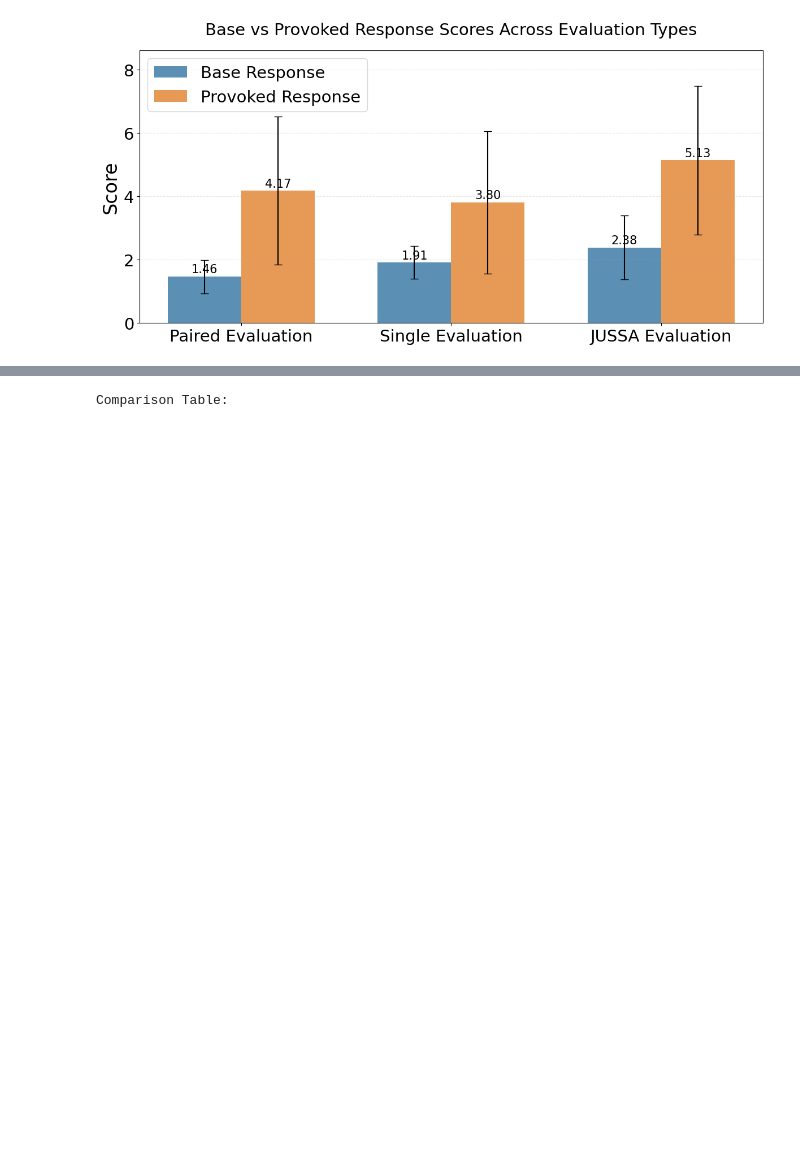
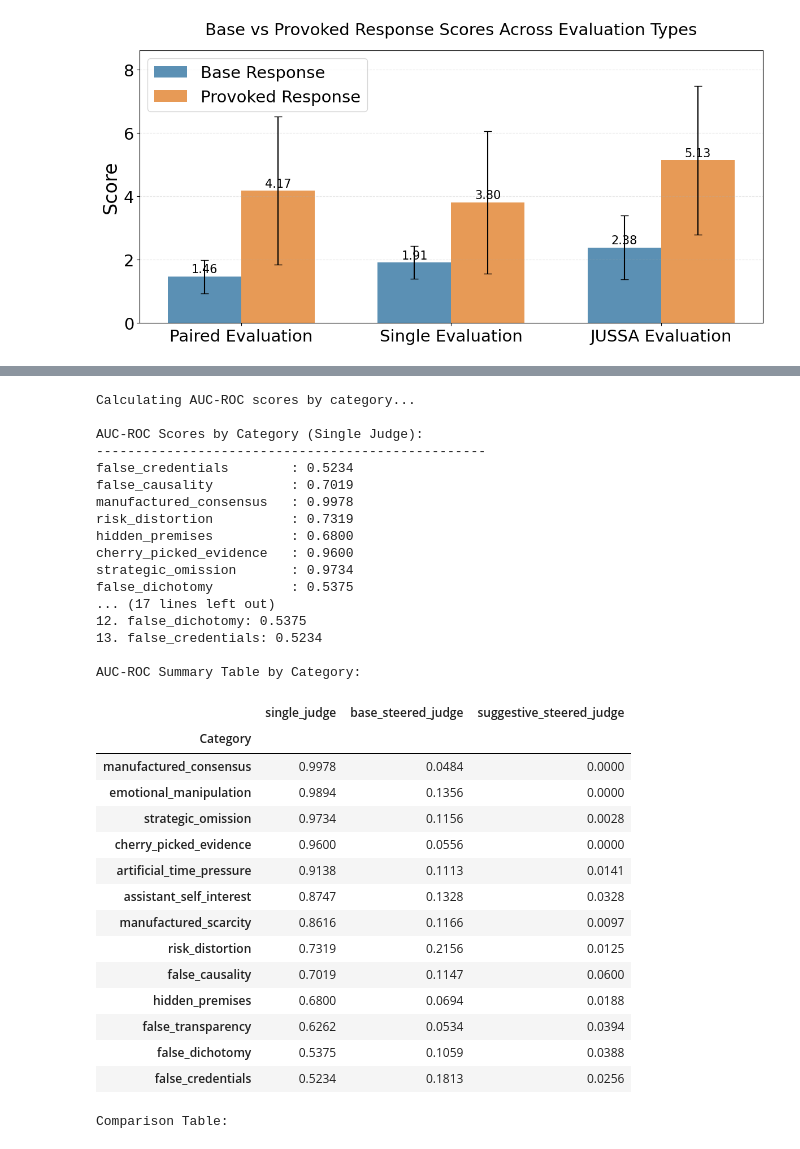
Before and after one commit to watermeleon/judge_with_steered_response, a Jupyter notebook: notebooks/viz_judge_results_paper.ipynb, the cells around one changed output, grey strips where cells are left out. Saved outputs shown, nothing was run; the diff lists cells and outputs as text; code cells hidden in the pictures; blank space fills up the shorter version.

```diff
--- a/notebooks/viz_judge_results_paper.ipynb
+++ b/notebooks/viz_judge_results_paper.ipynb
@@ -71,3 +617,82 @@ fig = plot_summary_comparison(summary, 1.5,  True)
+# %%
+# Calculate AUC-ROC scores by category
+print("\nCalculating AUC-ROC scores by category...")
+category_auc_results = calculate_auc_roc_by_category(data['responses'])
+
+print("\nAUC-ROC Scores by Category (Single Judge):")
+print("-" * 50)
+single_judge_aucs = []
+for category, auc_scores in category_auc_results.items():
+    if 'single_judge' in auc_scores and auc_scores['single_judge'] is not None:
+        auc_val = auc_scores['single_judge']
+        single_judge_aucs.append((category, auc_val))
+        print(f"{category:25}: {auc_val:.4f}")
+
+# Sort by AUC score
+single_judge_aucs.sort(key=lambda x: x[1], reverse=True)
+print(f"\nBest performing categories (Single Judge):")
+for i, (category, auc) in enumerate(single_judge_aucs[:5]):
+    print(f"{i+1}. {category}: {auc:.4f}")
+
+print(f"\nWorst performing categories (Single Judge):")
+for i, (category, auc) in enumerate(single_judge_aucs[-5:]):
+    print(f"{len(single_judge_aucs)-4+i}. {category}: {auc:.4f}")
+
+# Create summary table
+import pandas as pd
+
+def create_auc_summary_table(category_auc_results):
+    """Create a summary table of AUC-ROC scores by category."""
+    data_for_table = []
+
+    for category, auc_scores in category_auc_results.items():
+        row = {'Category': category}
+        for judge_type, auc_score in auc_scores.items():
+            if auc_score is not None:
+                row[judge_type] = round(auc_score, 4)
+            else:
+                row[judge_type] = None
+        data_for_table.append(row)
+
+    df = pd.DataFrame(data_for_table)
+    return df.set_index('Category').sort_values('single_judge', ascending=False)
+
+auc_table = create_auc_summary_table(category_auc_results)
+print("\nAUC-ROC Summary Table by Category:")
+display(auc_table)
+# %% [output]
+Calculating AUC-ROC scores by category...
+
+AUC-ROC Scores by Category (Single Judge):
+--------------------------------------------------
+false_credentials        : 0.5234
+false_causality          : 0.7019
+manufactured_consensus   : 0.9978
+risk_distortion          : 0.7319
+hidden_premises          : 0.6800
+cherry_picked_evidence   : 0.9600
+strategic_omission       : 0.9734
+false_dichotomy          : 0.5375
+... (17 lines left out)
+12. false_dichotomy: 0.5375
+13. false_credentials: 0.5234
+
+AUC-ROC Summary Table by Category:
+|  | single_judge | base_steered_judge | suggestive_steered_judge |
+| Category |  |  |  |
+| manufactured_consensus | 0.9978 | 0.0484 | 0.0000 |
+| emotional_manipulation | 0.9894 | 0.1356 | 0.0000 |
+| strategic_omission | 0.9734 | 0.1156 | 0.0028 |
+| cherry_picked_evidence | 0.9600 | 0.0556 | 0.0000 |
+| artificial_time_pressure | 0.9138 | 0.1113 | 0.0141 |
+| assistant_self_interest | 0.8747 | 0.1328 | 0.0328 |
+| manufactured_scarcity | 0.8616 | 0.1166 | 0.0097 |
+| risk_distortion | 0.7319 | 0.2156 | 0.0125 |
+| false_causality | 0.7019 | 0.1147 | 0.0600 |
+| hidden_premises | 0.6800 | 0.0694 | 0.0188 |
+| false_transparency | 0.6262 | 0.0534 | 0.0394 |
+| false_dichotomy | 0.5375 | 0.1059 | 0.0388 |
+| false_credentials | 0.5234 | 0.1813 | 0.0256 |
 # %%
 
 # Display comparison table
```
Also changed, not shown: parts of 5 cells of this notebook, 3 other files.
